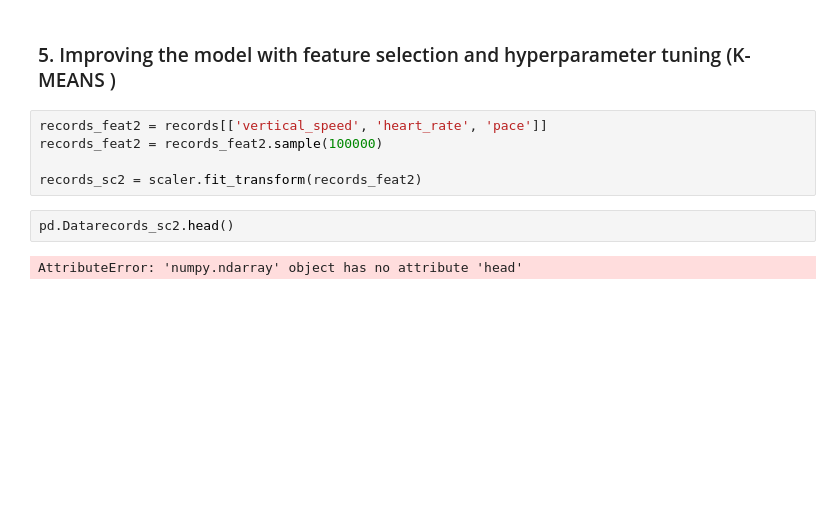
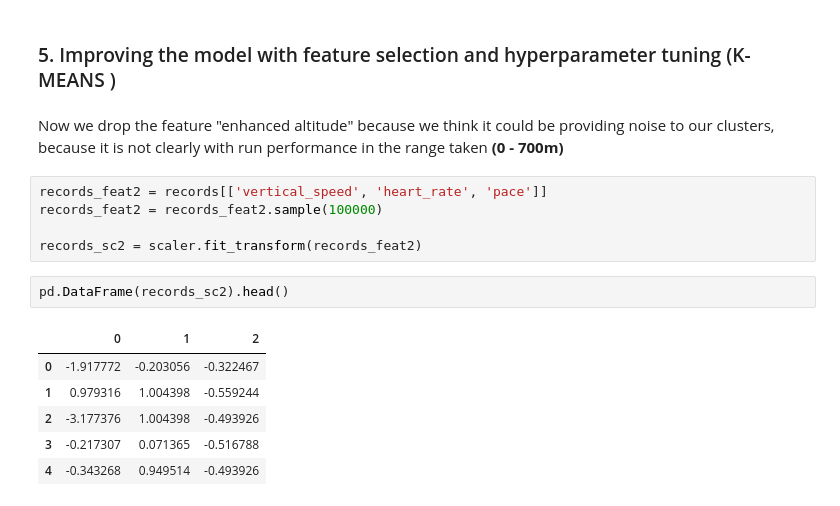
Before and after one commit to pausampietro/run_perfomance, a Jupyter notebook: 3. Data Clustering.ipynb, the cells around one changed output. Cells and saved outputs as stored; diff of their text form; blank space fills up the shorter version.

```diff
--- a/3. Data Clustering.ipynb
+++ b/3. Data Clustering.ipynb
@@ -189,12 +190,19 @@ plt.show()
 [interactive output not drawn]
 # %% [markdown]
 ### 5. Improving the model with feature selection and hyperparameter tuning (K-MEANS )
+# %% [markdown]
+Now we drop the feature "enhanced altitude" because we think it could be providing noise to our clusters, because it is not clearly with run performance in the range taken **(0 - 700m)**
 # %%
 records_feat2 = records[['vertical_speed', 'heart_rate', 'pace']]
 records_feat2 = records_feat2.sample(100000)
 
 records_sc2 = scaler.fit_transform(records_feat2)
 # %%
-pd.Datarecords_sc2.head()
+pd.DataFrame(records_sc2).head()
 # %% [output]
-AttributeError: 'numpy.ndarray' object has no attribute 'head'
+|  | 0 | 1 | 2 |
+| 0 | -1.917772 | -0.203056 | -0.322467 |
+| 1 | 0.979316 | 1.004398 | -0.559244 |
+| 2 | -3.177376 | 1.004398 | -0.493926 |
+| 3 | -0.217307 | 0.071365 | -0.516788 |
+| 4 | -0.343268 | 0.949514 | -0.493926 |
```
Also changed, not shown: parts of 9 cells of this notebook, 2 other files.
